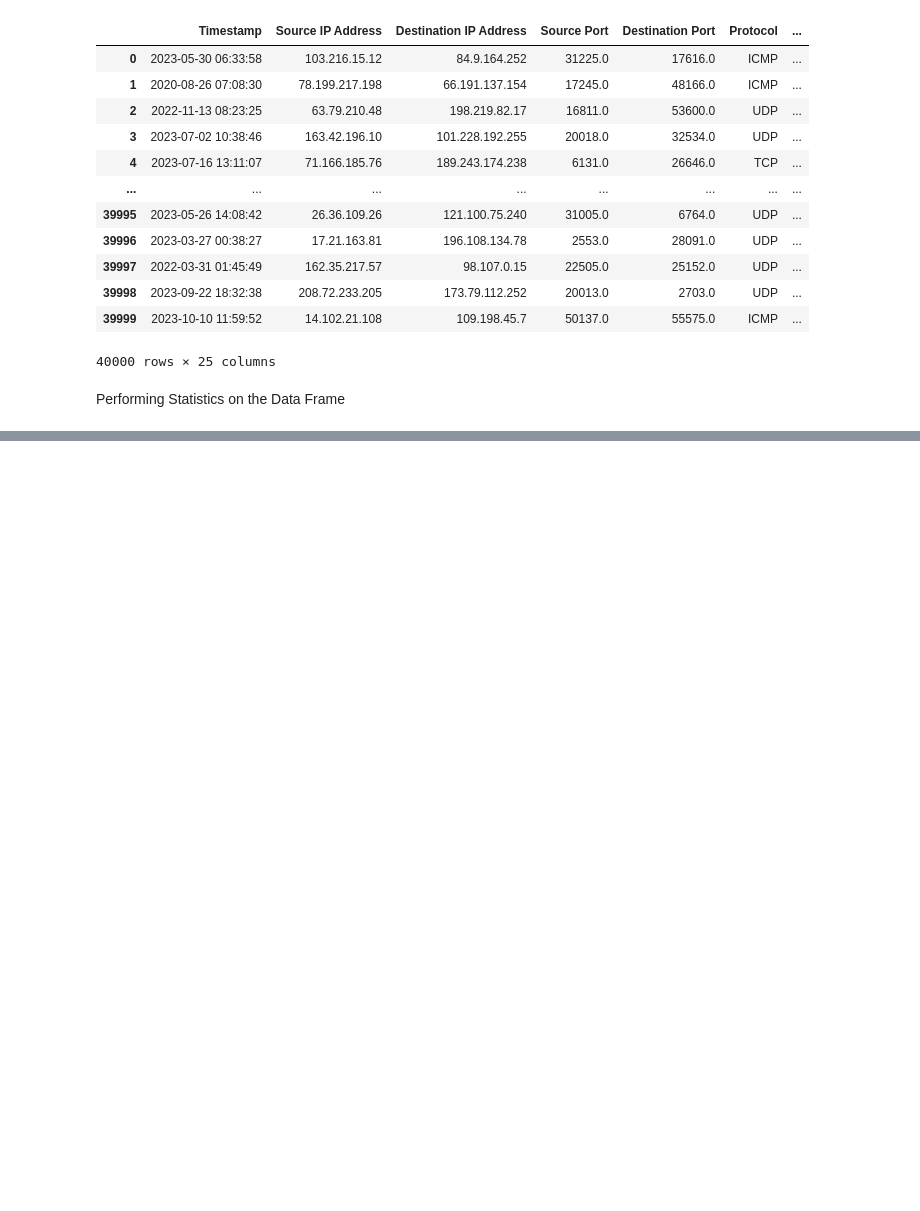
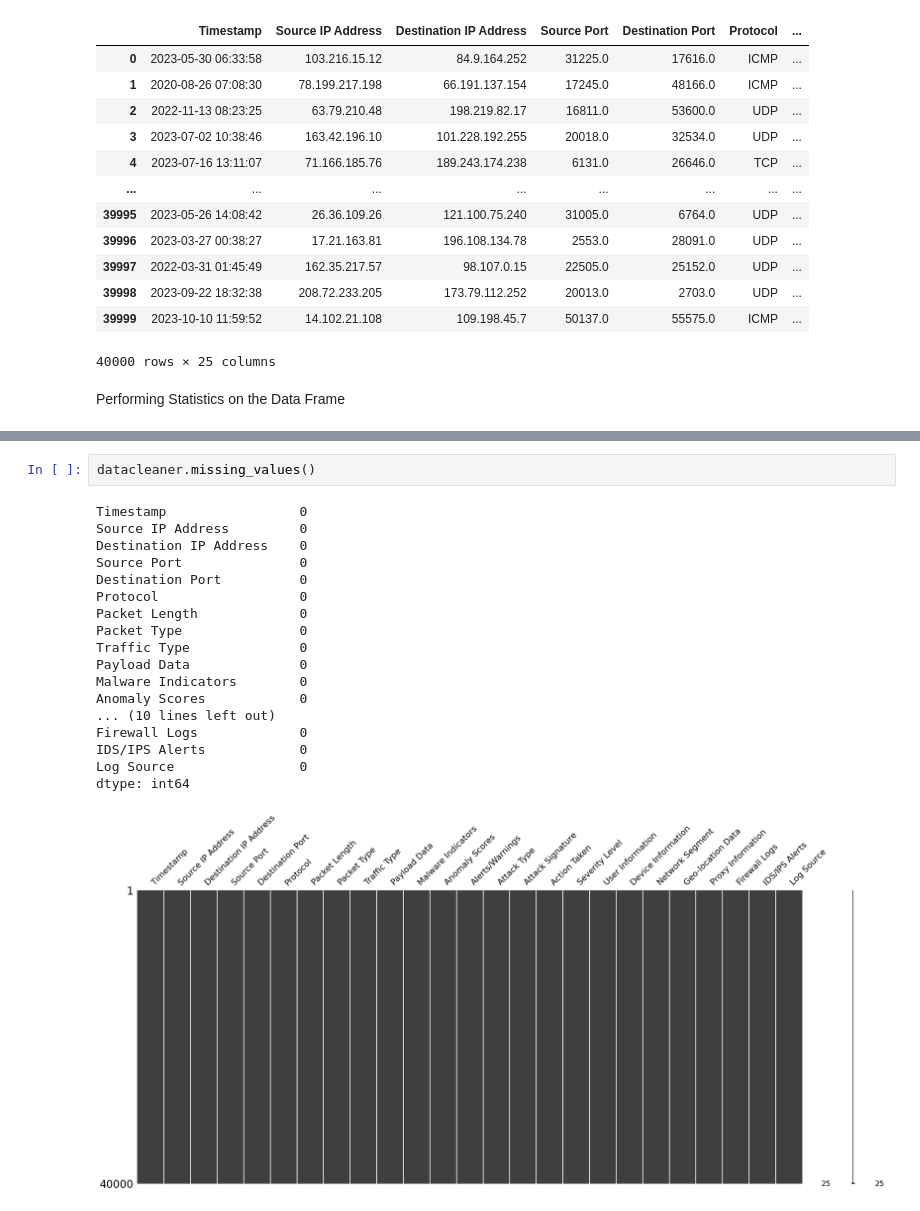
Before and after one commit to ChuckJovans/CyberSecurity-Attacks-EDA, a Jupyter notebook: cybersecurity.ipynb, the cells around one changed output, grey strips where cells are left out. Saved outputs shown, nothing was run; the diff lists cells and outputs as text; blank space fills up the shorter version.

Commit message:
:100: no missing values

```diff
--- a/cybersecurity.ipynb
+++ b/cybersecurity.ipynb
@@ -114,0 +150,21 @@ Performing Statistics on the Data Frame
+# %%
+datacleaner.missing_values()
+# %% [output]
+Timestamp                 0
+Source IP Address         0
+Destination IP Address    0
+Source Port               0
+Destination Port          0
+Protocol                  0
+Packet Length             0
+Packet Type               0
+Traffic Type              0
+Payload Data              0
+Malware Indicators        0
+Anomaly Scores            0
+... (10 lines left out)
+Firewall Logs             0
+IDS/IPS Alerts            0
+Log Source                0
+dtype: int64
+[figure, added]
```
Also changed, not shown: parts of 3 cells of this notebook.
